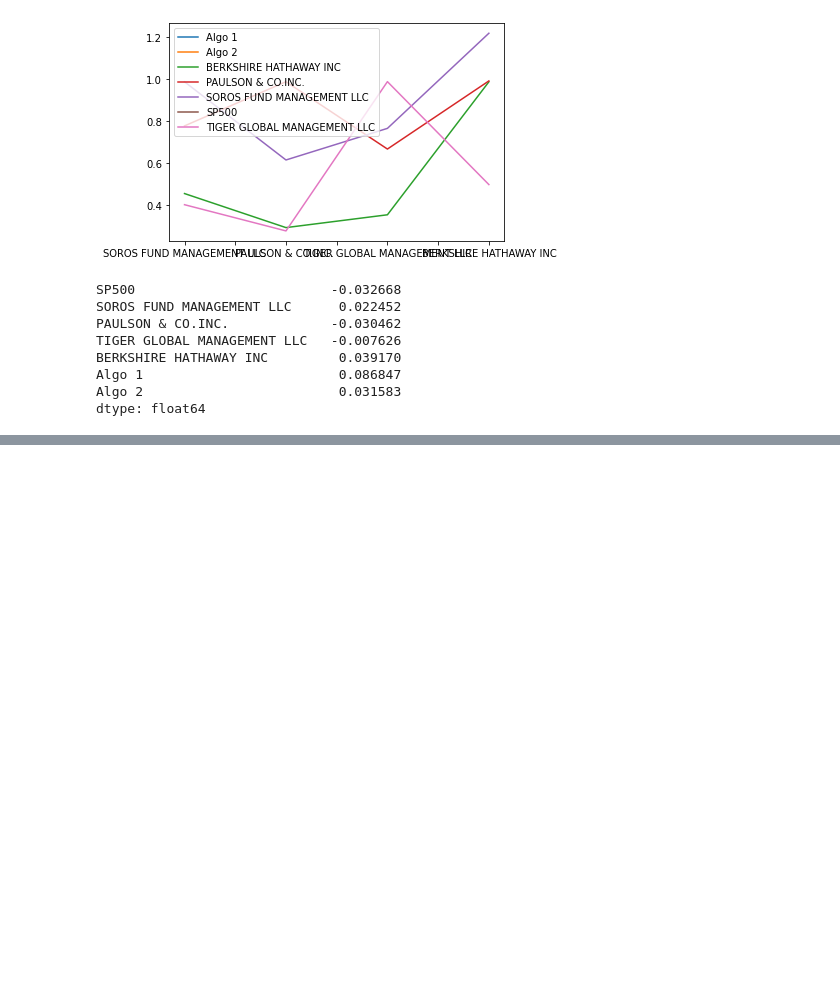
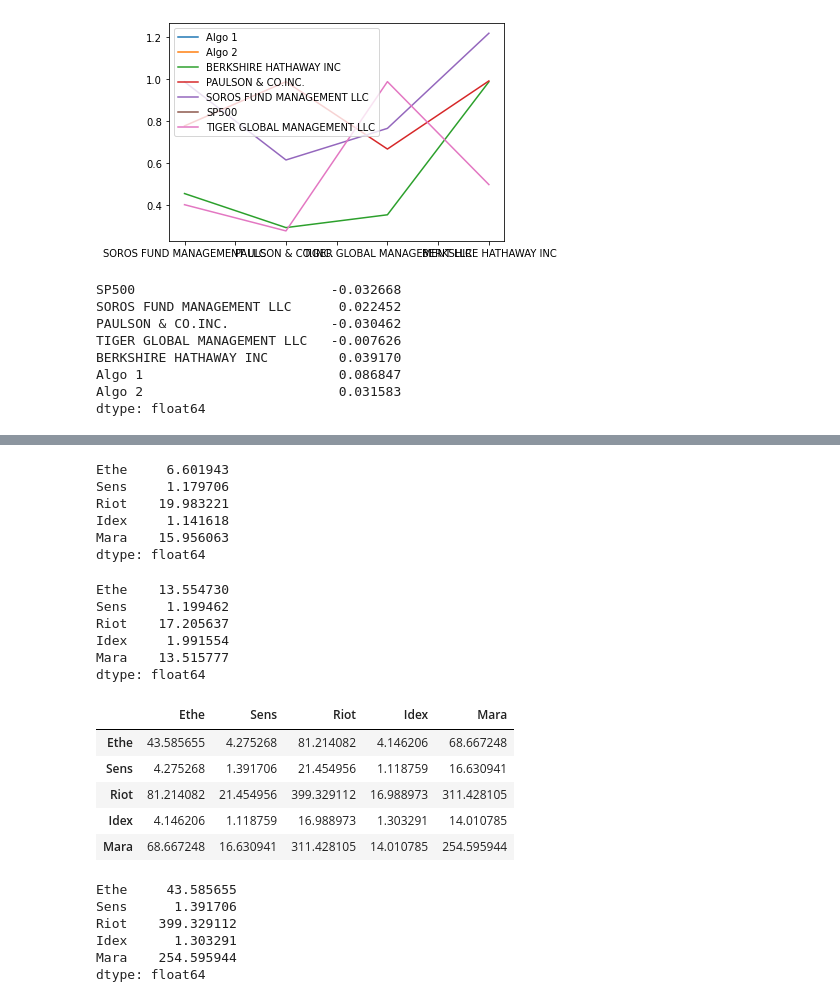
Before and after one commit to InfluxVC/-A-Whale-Off-the-Port-folio-, a Jupyter notebook: pandasHomework/pandasHomework.ipynb, the cells around one changed output, grey strips where cells are left out. Cells and saved outputs as stored; diff of their text form; code cells hidden in the pictures; blank space fills up the shorter version.

```diff
--- a/pandasHomework/pandasHomework.ipynb
+++ b/pandasHomework/pandasHomework.ipynb
@@ -394,0 +484,36 @@ dtype: float64
+# %%
+Portfolio.std()
+# %% [output]
+Ethe     6.601943
+Sens     1.179706
+Riot    19.983221
+Idex     1.141618
+Mara    15.956063
+dtype: float64
+# %%
+Portfolio.mean()
+# %% [output]
+Ethe    13.554730
+Sens     1.199462
+Riot    17.205637
+Idex     1.991554
+Mara    13.515777
+dtype: float64
+# %%
+Portfolio.cov()
+# %% [output]
+|  | Ethe | Sens | Riot | Idex | Mara |
+| Ethe | 43.585655 | 4.275268 | 81.214082 | 4.146206 | 68.667248 |
+| Sens | 4.275268 | 1.391706 | 21.454956 | 1.118759 | 16.630941 |
+| Riot | 81.214082 | 21.454956 | 399.329112 | 16.988973 | 311.428105 |
+| Idex | 4.146206 | 1.118759 | 16.988973 | 1.303291 | 14.010785 |
+| Mara | 68.667248 | 16.630941 | 311.428105 | 14.010785 | 254.595944 |
+# %%
+Portfolio.var()
+# %% [output]
+Ethe     43.585655
+Sens      1.391706
+Riot    399.329112
+Idex      1.303291
+Mara    254.595944
+dtype: float64
```
Also changed, not shown: parts of 22 cells of this notebook.
